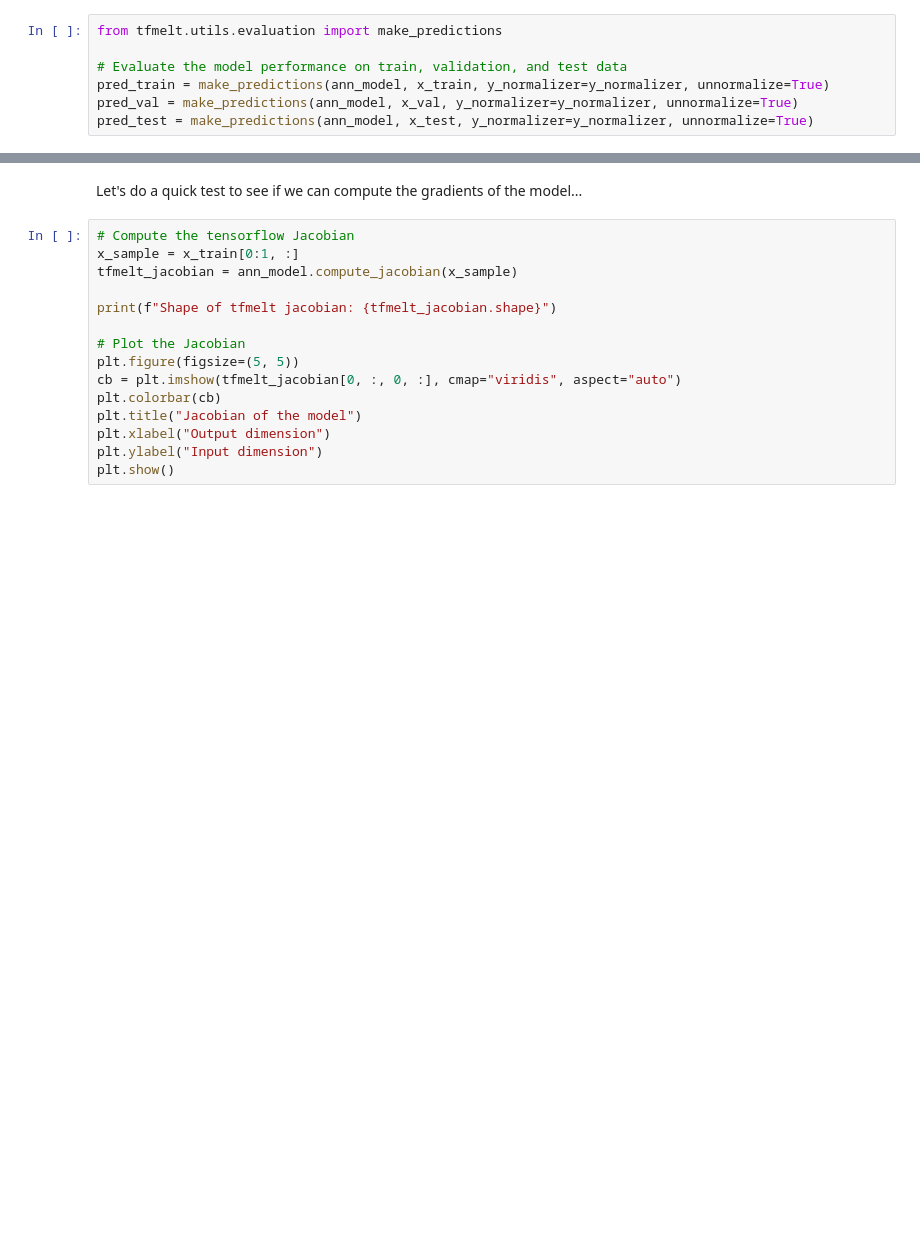
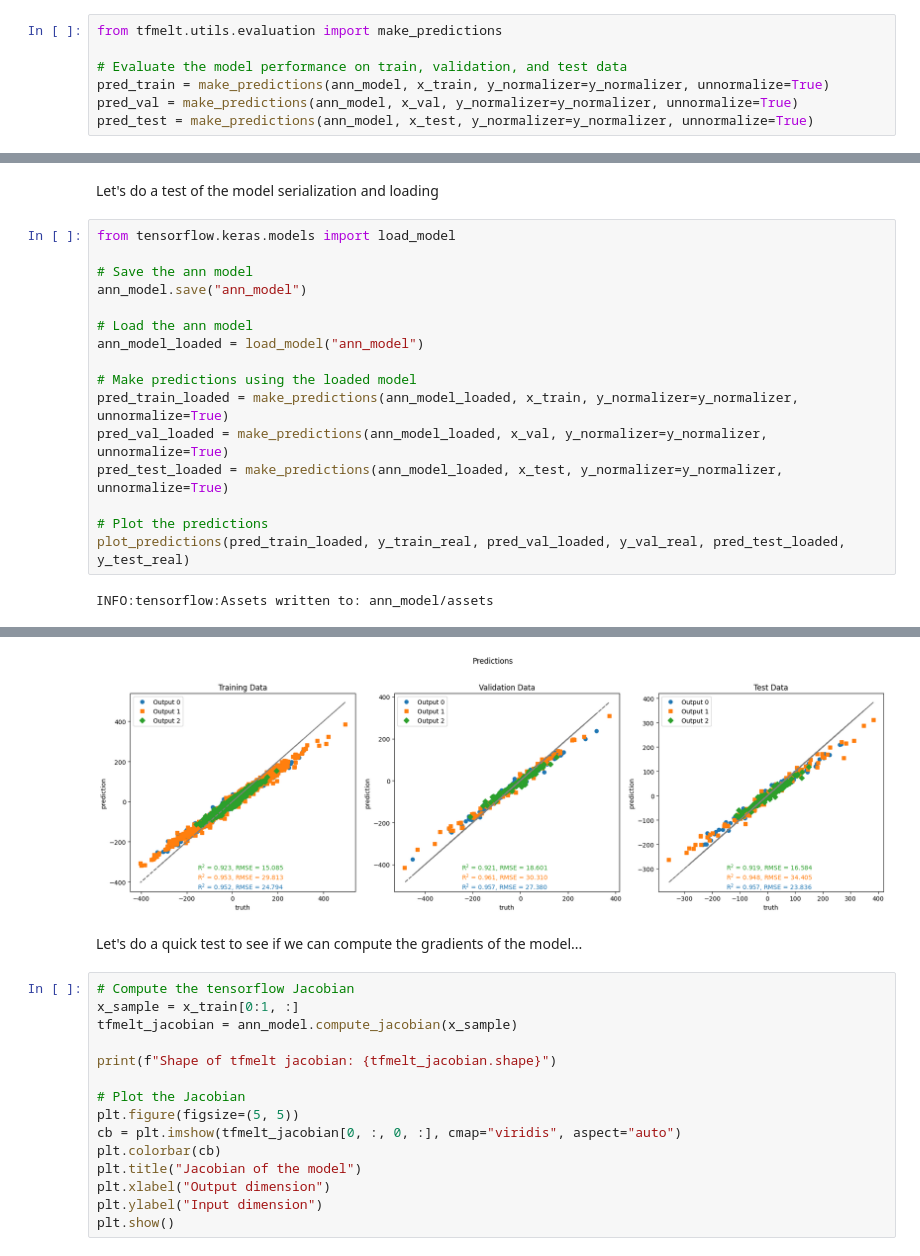
Before and after one commit to NREL/tf-melt, a Jupyter notebook: examples/regression.ipynb, the cells around one changed output, grey strips where cells are left out. Cells and saved outputs as stored; diff of their text form; blank space fills up the shorter version.

Commit message:
Fix serialization (#12)
* fixing serialization and updating tests

* adding in github action for pytest

* adding in config functions to properly serialize and load

```diff
--- a/examples/regression.ipynb
+++ b/examples/regression.ipynb
@@ -179,0 +180,20 @@ plot_predictions(pred_train, y_train_real, pred_val, y_val_real, pred_test, y_te
+# %% [markdown]
+Let's do a test of the model serialization and loading
+# %%
+from tensorflow.keras.models import load_model
+
+# Save the ann model
+ann_model.save("ann_model")
+
+# Load the ann model
+ann_model_loaded = load_model("ann_model")
+
+# Make predictions using the loaded model
+pred_train_loaded = make_predictions(ann_model_loaded, x_train, y_normalizer=y_normalizer, unnormalize=True)
+pred_val_loaded = make_predictions(ann_model_loaded, x_val, y_normalizer=y_normalizer, unnormalize=True)
+pred_test_loaded = make_predictions(ann_model_loaded, x_test, y_normalizer=y_normalizer, unnormalize=True)
+
+# Plot the predictions
+plot_predictions(pred_train_loaded, y_train_real, pred_val_loaded, y_val_real, pred_test_loaded, y_test_real)
+# %% [output]
+INFO:tensorflow:Assets written to: ann_model/assets
@@ -180,3 +203,4 @@ plot_predictions(pred_train, y_train_real, pred_val, y_val_real, pred_test, y_te
+[figure, added]
 # %% [markdown]
 Let's do a quick test to see if we can compute the gradients of the model...
 # %%
```
Also changed, not shown: parts of 30 cells of this notebook, 6 other files.
